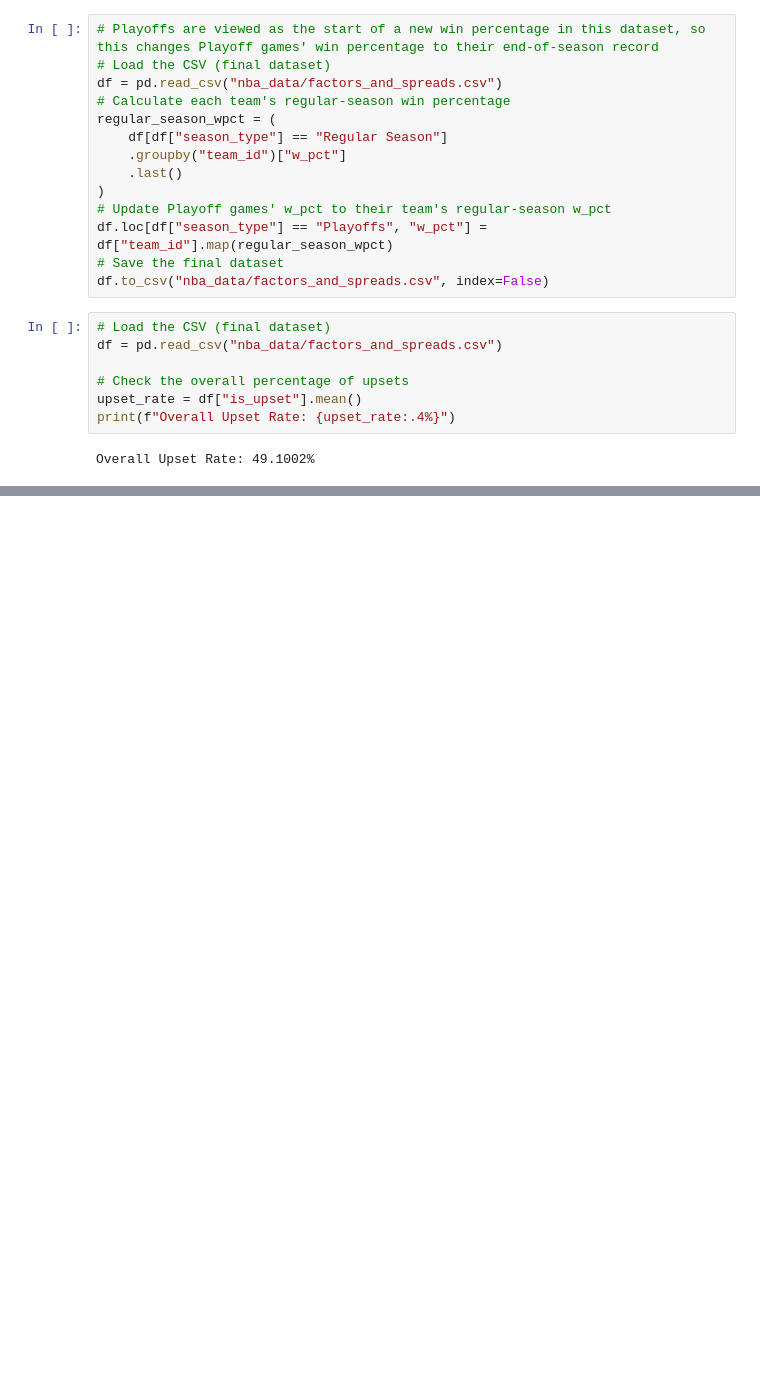
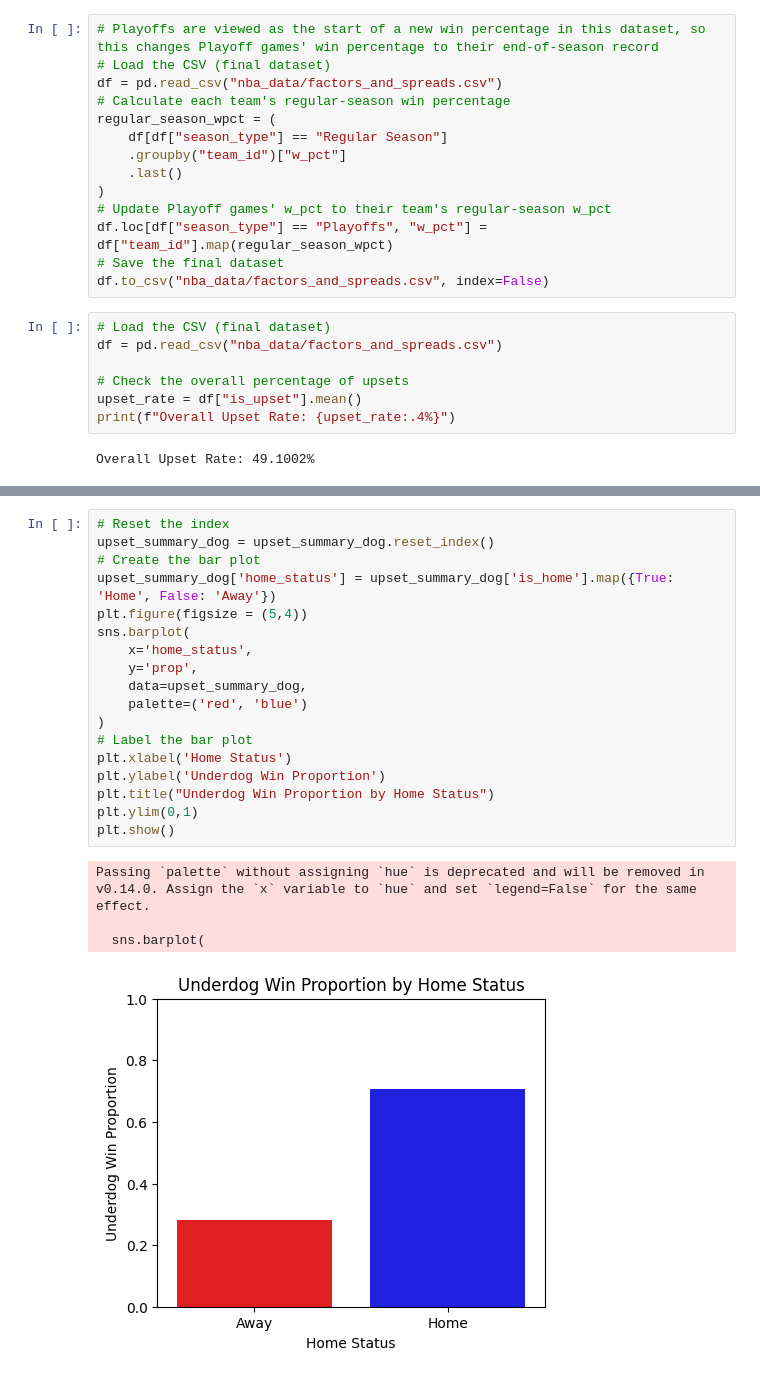
Before and after one commit to vys5hb/NBA-Upset-Analysis, a Jupyter notebook: NBA_Database.ipynb, the cells around one changed output, grey strips where cells are left out. Drawn from its saved outputs; the diff is of its cells as text; blank space fills up the shorter version.

```diff
--- a/NBA_Database.ipynb
+++ b/NBA_Database.ipynb
@@ -176,0 +152,23 @@ Teams playing at Home with a win percentage in the 25-50th percentile win as an
+# %%
+# Reset the index
+upset_summary_dog = upset_summary_dog.reset_index()
+# Create the bar plot
+upset_summary_dog['home_status'] = upset_summary_dog['is_home'].map({True: 'Home', False: 'Away'})
+plt.figure(figsize = (5,4))
+sns.barplot(
+    x='home_status',
+    y='prop',
+    data=upset_summary_dog,
+    palette=('red', 'blue')
+)
+# Label the bar plot
+plt.xlabel('Home Status')
+plt.ylabel('Underdog Win Proportion')
+plt.title("Underdog Win Proportion by Home Status")
+plt.ylim(0,1)
+plt.show()
+# %% [output]
+Passing `palette` without assigning `hue` is deprecated and will be removed in v0.14.0. Assign the `x` variable to `hue` and set `legend=False` for the same effect.
+
+  sns.barplot(
+[figure, added]
```
Also changed, not shown: parts of 8 cells of this notebook, 1 other file.
